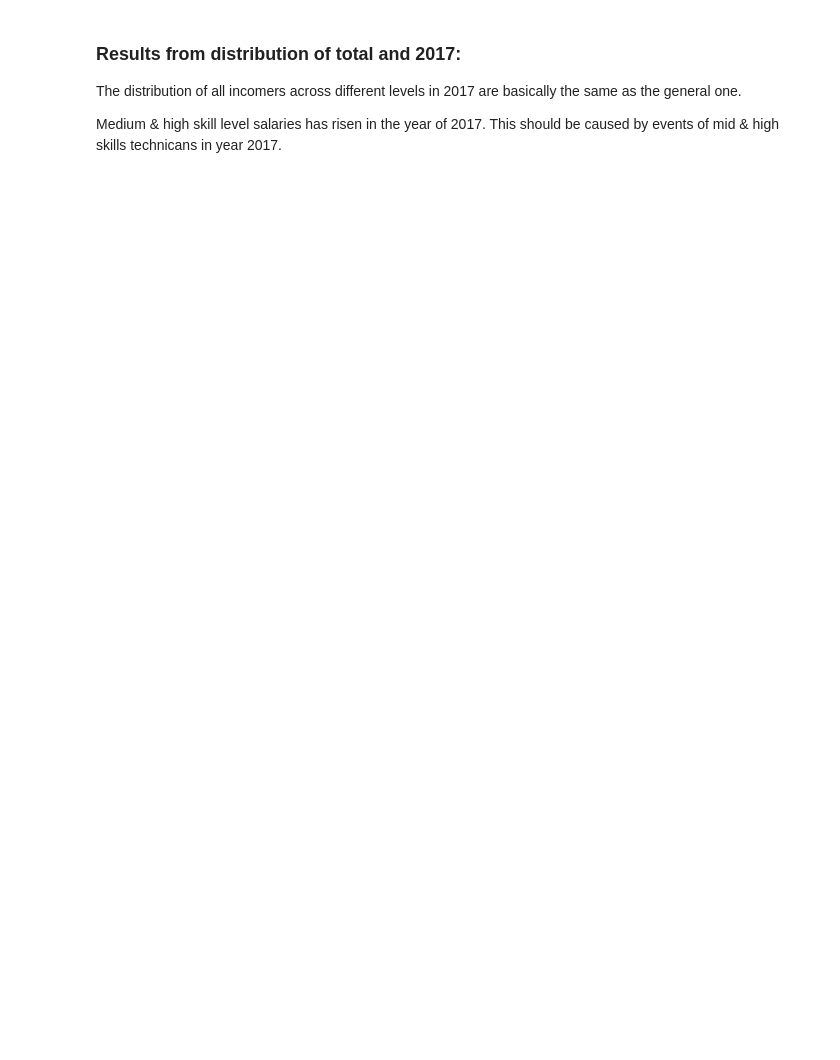
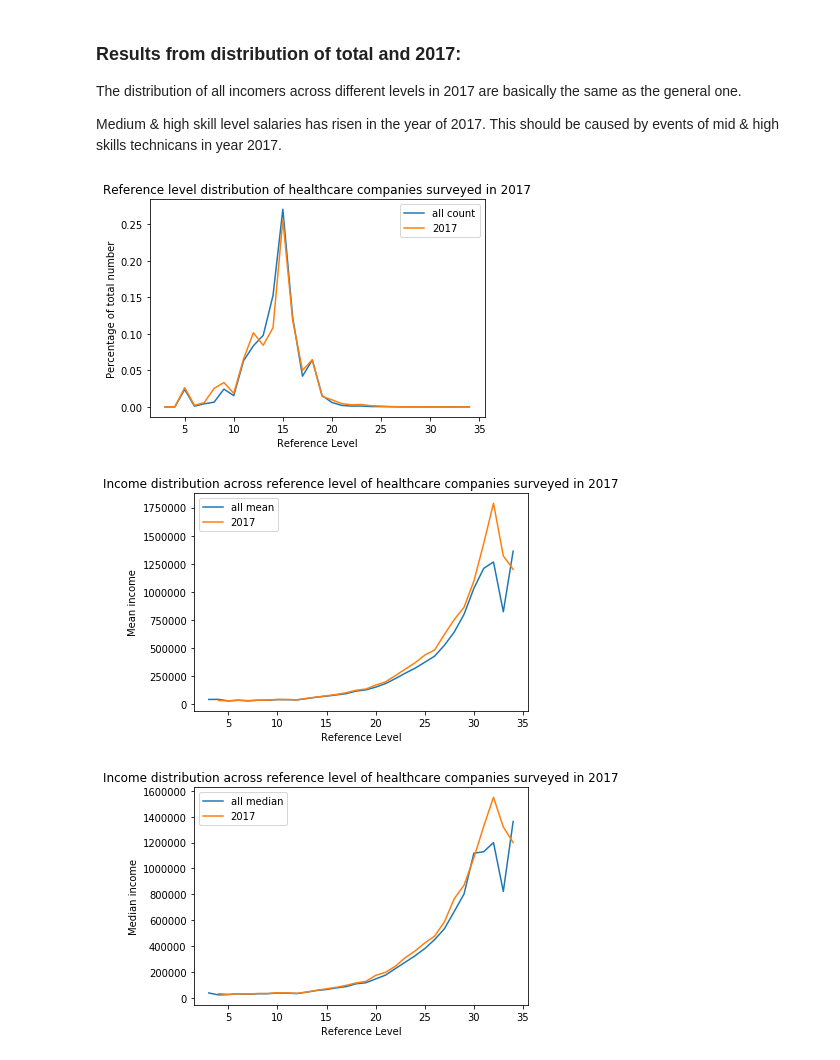
Before and after one commit to rsk2327/PDSG_PayInequality, a Jupyter notebook: healthcare_sector_analysis.ipynb, the cells around one changed output. Cells and saved outputs as stored; diff of their text form; code cells hidden in the pictures; blank space fills up the shorter version.

```diff
--- a/healthcare_sector_analysis.ipynb
+++ b/healthcare_sector_analysis.ipynb
@@ -1038,3 +1053,56 @@ Comparison of reference levels of total and 2017
 The distribution of all incomers across different levels in 2017 are basically the same as the general one.
 
 Medium & high skill level salaries has risen in the year of 2017. This should be caused by events of mid & high skills technicans in year 2017.
+# %%
+if not skill_level_analyzed:
+    year_companies = pd.unique(year_healthcare_df['KF_ID'])
+    company_level_median = defaultdict(int)
+    companies_df = None
+    for company in year_companies:
+        company_data_df = healthcare_df[healthcare_df['KF_ID'] == company]
+        companies_df = merge_dataframe(companies_df, company_data_df)
+
+    company_2017_level_count = defaultdict(int)
+    company_2017_level_mean = defaultdict(float)
+    company_2017_level_median = defaultdict(float)
+    for level in sorted(pd.unique(companies_df['ReferenceLevelNum'])):
+        level_healthcare_df = companies_df[companies_df['ReferenceLevelNum'] == level]
+        company_2017_level_count[int(level)] = level_healthcare_df.shape[0]
+        company_level_mean = level_healthcare_df[['KF_ID', 'Base Salary']].dropna().groupby(by = ['KF_ID']).mean()
+        company_2017_level_mean[int(level)] = company_level_mean.mean()
+        company_level_median = level_healthcare_df[['KF_ID', 'Base Salary']].dropna().groupby(by = ['KF_ID']).median()
+        company_2017_level_median[int(level)] = company_level_median.median()
+    counts = sum(company_2017_level_count.values())
+    for level in company_2017_level_count:
+        company_2017_level_count[level] /= counts
+
+    fig1 = plt.figure()
+    plt.title("Reference level distribution of healthcare companies surveyed in 2017")
+    plt.ylabel("Percentage of total number")
+    plt.xlabel("Reference Level")
+    plt.plot(sorted(pd.unique(healthcare_df['ReferenceLevelNum'])), list(company_2017_level_count.values()), label = 'all count')
+    plt.plot(sorted(pd.unique(healthcare_df['ReferenceLevelNum'])), list(year_level_count.values()), label = '2017')
+    plt.legend()
+    plt.show()
+
+    fig2 = plt.figure()
+    plt.title("Income distribution across reference level of healthcare companies surveyed in 2017")
+    plt.ylabel("Mean income")
+    plt.xlabel("Reference Level")
+    plt.plot(sorted(pd.unique(healthcare_df['ReferenceLevelNum'])), list(company_2017_level_mean.values()), label = 'all mean')
+    plt.plot(sorted(pd.unique(healthcare_df['ReferenceLevelNum'])), list(year_level_mean.values()), label = '2017')
+    plt.legend()
+    plt.show()
+
+    fig3 = plt.figure()
+    plt.title("Income distribution across reference level of healthcare companies surveyed in 2017")
+    plt.ylabel("Median income")
+    plt.xlabel("Reference Level")
+    plt.plot(sorted(pd.unique(healthcare_df['ReferenceLevelNum'])), list(company_2017_level_median.values()), label = 'all median')
+    plt.plot(sorted(pd.unique(healthcare_df['ReferenceLevelNum'])), list(year_level_median.values()), label = '2017')
+    plt.legend()
+    plt.show()
+# %% [output]
+[figure, added]
+[figure, added]
+[figure, added]
```
Also changed, not shown: parts of 5 cells of this notebook.
